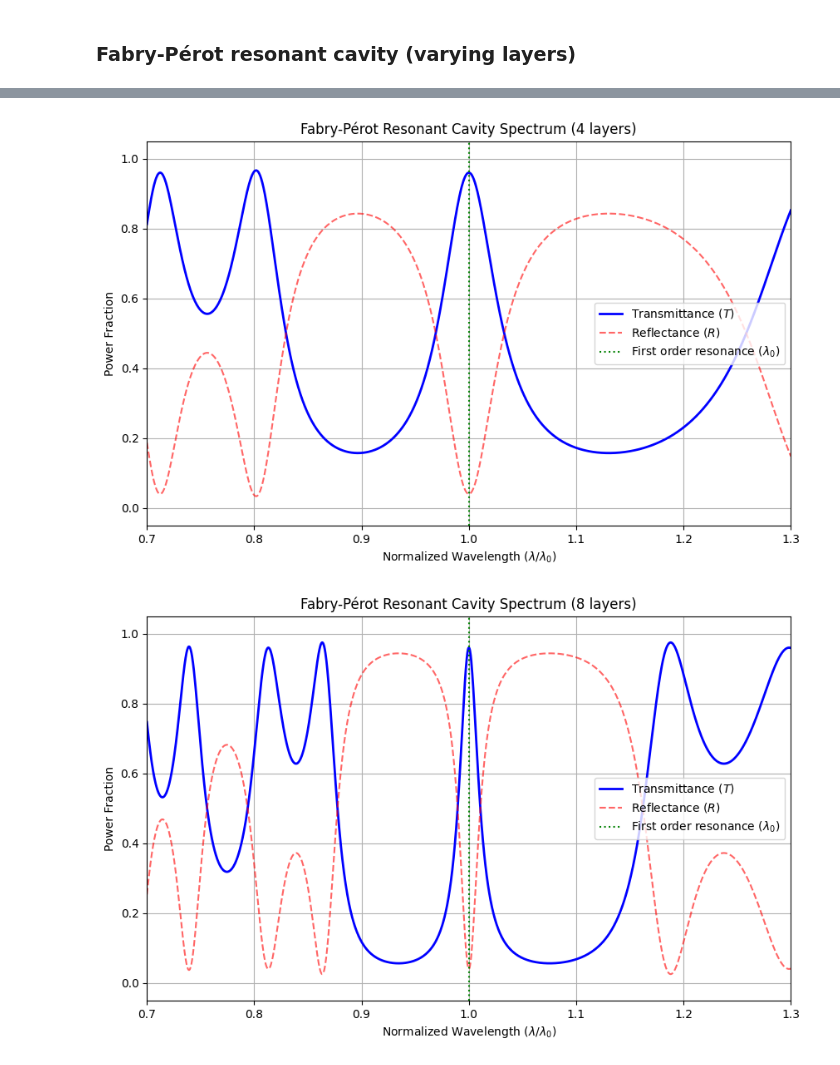
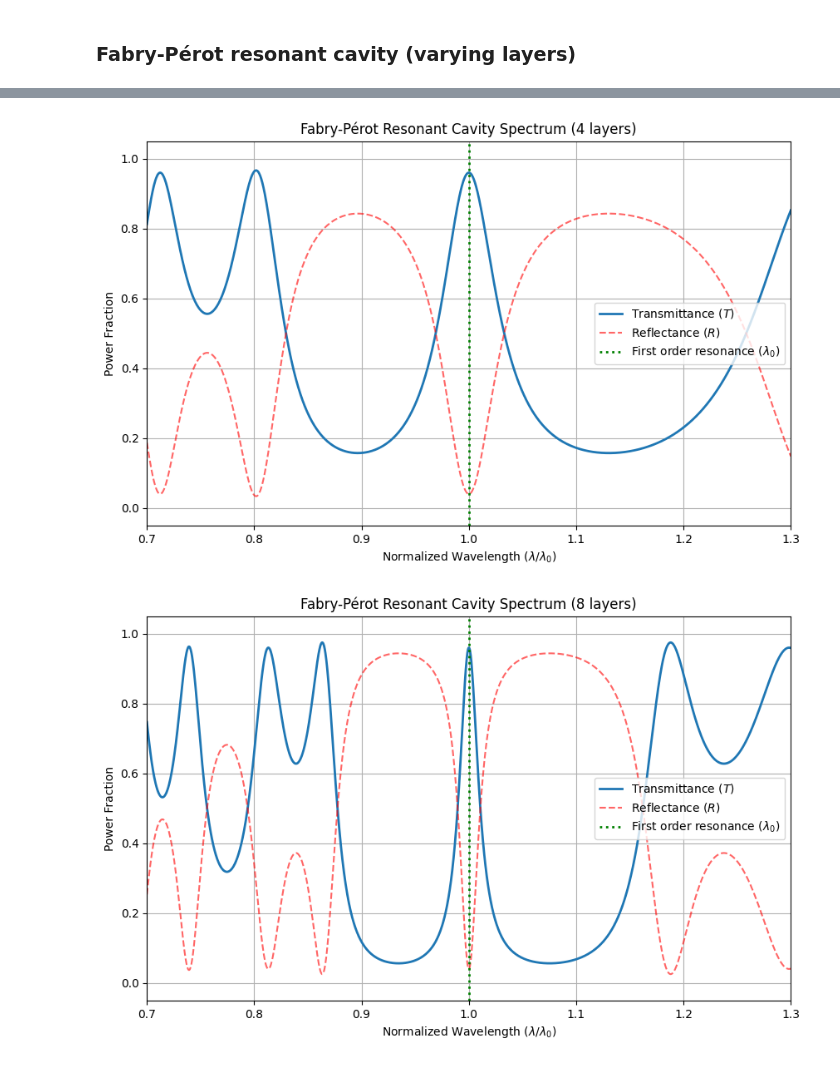
Before and after one commit to LucasBerredo/MultInterference, a Jupyter notebook: Poster/images_generation.ipynb, the cells around one changed output, grey strips where cells are left out. Saved outputs shown, nothing was run; the diff lists cells and outputs as text; code cells hidden in the pictures.

```diff
--- a/Poster/images_generation.ipynb
+++ b/Poster/images_generation.ipynb
@@ -31,12 +31,13 @@ for theta_i0 in theta_i0s:
 
     # We handle plotting now
     plt.plot(mesh, R, label="Simulated R", linewidth=2)
-    plt.axhline(R_max, color='r', linestyle='--', label=r"Theoretical $R_{max}$")
+    plt.axhline(R_max, color='r', linestyle='--', label=r"Theoretical $R_{max}$", lw=1.5)
+    plt.axvline(1.0, color='green', linestyle=':', label=r"$\lambda_0$", lw=2)
     plt.ylim(0, 1.1)
     plt.xlabel(r"Normalized Wavelength ($\lambda / \lambda_0$)")
     plt.ylabel("Reflectance")
     plt.legend(loc="center right")
     plt.grid(True)
-    plt.title(f"Bragg's Mirror (incident angle = {rad2deg(theta_i0):.2f}"+r"$^\circ$)")
+    plt.title(f"Bragg's Mirror Spectrum (incident angle = {rad2deg(theta_i0):.2f}"+r"$^\circ$)")
     plt.savefig(f"Bragg-angle={rad2deg(theta_i0):.0f}.jpeg", dpi=2000)
 # %% [output]
@@ -68,7 +69,8 @@ for m in ms:
 
     # We handle plotting now
     plt.plot(mesh, R, label="Simulated R", linewidth=2)
-    plt.axhline(R_max, color='r', linestyle='--', label=r"Theoretical $R_{max}$")
+    plt.axhline(R_max, color='r', linestyle='--', label=r"Theoretical $R_{max}$", lw=1.5)
+    plt.axvline(1.0, color='green', linestyle=':', label=r"$\lambda_0$", lw=2)
     plt.axvline(lam_BW_min, color='g', label="BW Limit")
     plt.axvline(lam_BW_max, color='g')
     plt.ylim(0, 1.1)
@@ -76,6 +78,6 @@ for m in ms:
     plt.ylabel("Reflectance")
     plt.legend(loc="center right")
     plt.grid(True)
-    plt.title(f"Bragg's Mirror ({2*m} layers)")
+    plt.title(f"Bragg's Mirror Spectrum ({2*m} layers)")
     plt.savefig(f"Bragg-m={m}.jpeg", dpi=2000)
 # %% [output]
@@ -112,11 +114,11 @@ for m in ms:
     plt.figure(figsize=(10, 6))
 
     # Plotting Transmittance and Reflectance
-    plt.plot(mesh / lam0, T, label="Transmittance ($T$)", color='blue', linewidth=2)
+    plt.plot(mesh / lam0, T, label="Transmittance ($T$)", linewidth=2)
     plt.plot(mesh / lam0, R, label="Reflectance ($R$)", color='red', linestyle='--', alpha=0.6)
 
     # Mark the central design wavelength
-    plt.axvline(1.0, color='green', linestyle=':', label=r"First order resonance ($\lambda_0$)")
+    plt.axvline(1.0, color='green', linestyle=':', label=r"First order resonance ($\lambda_0$)", lw=2)
 
     plt.ylim(-0.05, 1.05)
     plt.xlim(0.7, 1.3)
@@ -131,2 +133,2 @@ for m in ms:
-[figure, old version]
+[figure, new version]
-[figure, old version]
+[figure, new version]
```
Also changed, not shown: parts of 3 cells of this notebook, 2 other files.
